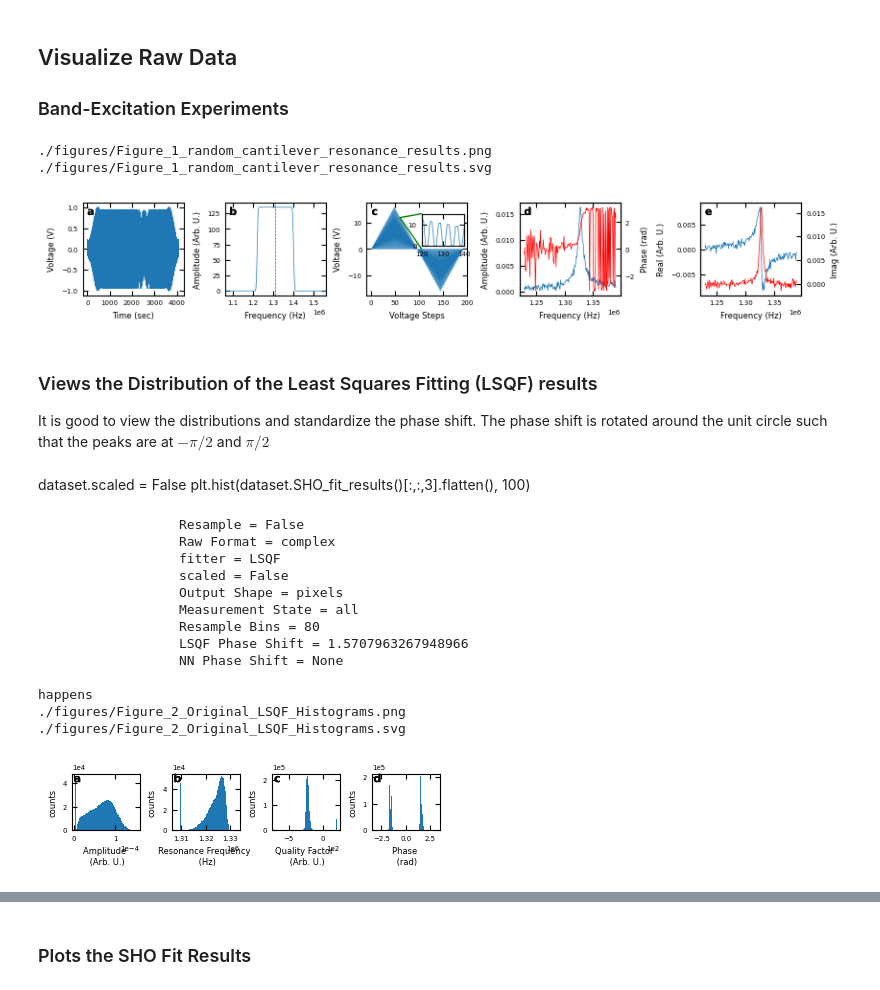
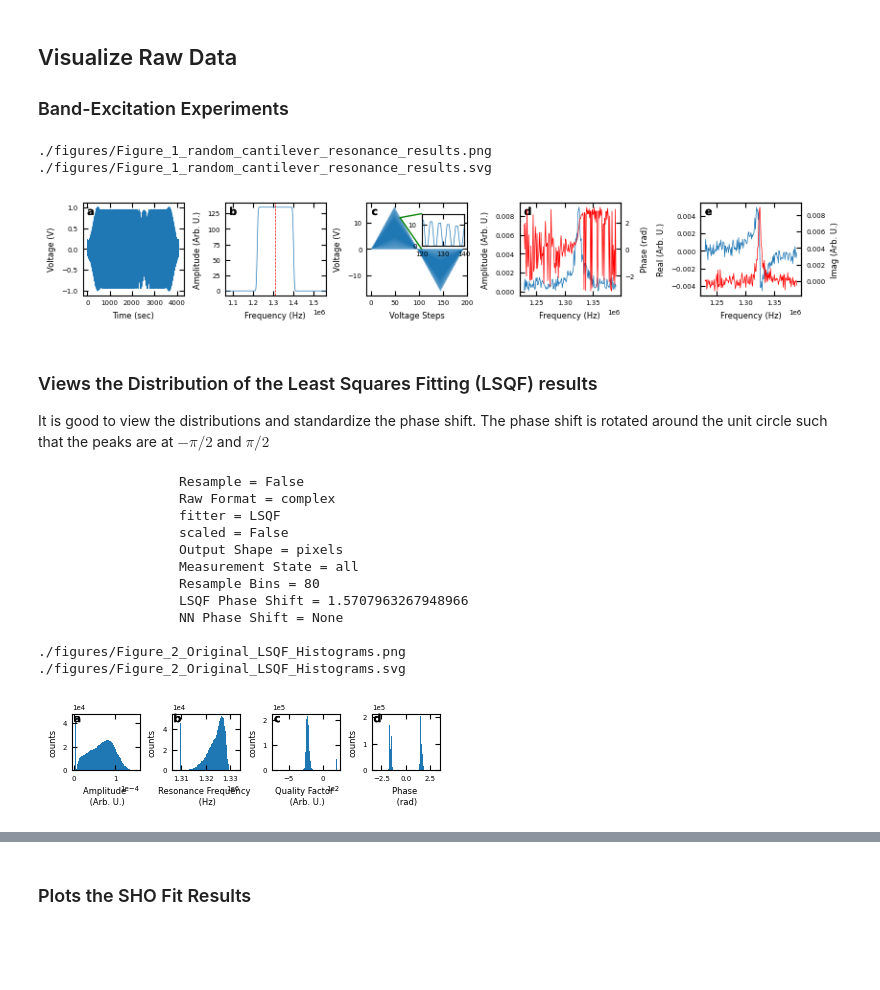
Before and after one commit to m3-learning/m3_learning_old, a Jupyter notebook: m3_learning/papers/2023_Rapid_Fitting/1_SHO_Fitting.ipynb, the cells around one changed output, grey strips where cells are left out. Drawn from its saved outputs; the diff is of its cells as text; code cells hidden in the pictures; blank space fills up the shorter version.

Commit message:
update magnitude spectrum grapher

```diff
--- a/m3_learning/papers/2023_Rapid_Fitting/1_SHO_Fitting.ipynb
+++ b/m3_learning/papers/2023_Rapid_Fitting/1_SHO_Fitting.ipynb
@@ -290,6 +290,11 @@ class BE_Dataset:
             return h5_f["Measurement_000"].attrs["num_bins"]
 
     @property
+    def dc_voltage(self):
+        with h5py.File(self.dataset, "r+") as h5_f:
+            return h5_f["/Raw_Data-SHO_Fit_000/Spectroscopic_Values"][0, 1::2]
+
+    @property
     def num_pix(self):
         """Number of pixels in the data"""
         with h5py.File(self.dataset, "r+") as h5_f:
@@ -402,6 +407,8 @@ class BE_Dataset:
         with h5py.File(self.dataset, "r+") as h5_f:
             if pixel is not None and voltage_step is not None:
                 return h5_f['/Raw_Data-SHO_Fit_000/SHO_LSQF'][[pixel], :, :][:, [voltage_step], :]
+            elif pixel is not None:
+                return h5_f['/Raw_Data-SHO_Fit_000/SHO_LSQF'][[pixel], :, :]
             else:
                 return h5_f['/Raw_Data-SHO_Fit_000/SHO_LSQF'][:]
 
@@ -466,31 +473,31 @@ class BE_Dataset:
                 return h5_f[
                     "Measurement_000/Channel_000/raw_data_resampled"][:]
 
-    def measurement_state_pixel(self, pixel):
+    def measurement_state_pixel(self, voltage_step):
         """determines the pixel value based on the measurement state
 
         Args:
-            pixel (int): pixel position
+            voltage_step (int): voltage_step position
 
         Returns:
-            pixel (int): pixel value in the correct state
+            voltage_step (int): pixel value in the correct state
         """
-        if pixel is not None:
+        if voltage_step is not None:
 
             # changes the pixel to collect the value for the on or off state
             if self.measurement_state == 'on':
-                pixel = np.arange(0, self.voltage_steps)[1::2][pixel]
+                voltage_step = np.arange(0, self.voltage_steps)[1::2][voltage_step]
             elif self.measurement_state == 'off':
-                pixel = np.arange(0, self.voltage_steps)[::2][pixel]
+                voltage_step = np.arange(0, self.voltage_steps)[::2][voltage_step]
 
-        return pixel
+        return voltage_step
 
 
     def SHO_fit_results(self, pixel=None, voltage_step=None):
         """Fit results"""
         with h5py.File(self.dataset, "r+") as h5_f:
 
-            pixel = self.measurement_state_pixel(pixel)
+            voltage_step = self.measurement_state_pixel(voltage_step)
 
             data = eval(f"self.SHO_{self.fitter}(pixel, voltage_step)")
 
@@ -501,7 +508,8 @@ class BE_Dataset:
             if eval(f"self.{self.fitter}_phase_shift") is not None:
                 data[:, 3] = eval(f"self.shift_phase(data[:, 3], self.{self.fitter}_phase_shift)")
 
-            data.reshape(data_shape)
+
+            data = data.reshape(data_shape)
 
             # does not sample if just a pixel is returned
             if pixel is None or voltage_step is None:
@@ -853,24 +1032,23 @@ num_udvs_steps : 384
 # %%
 printer = Printer(basepath='./figures/')
 
-Viz(printer).raw_be(dataset)
+BE_viz = Viz(dataset, printer)
+
+BE_viz.raw_be(dataset)
 # %% [output]
 ./figures/Figure_1_random_cantilever_resonance_results.png
 ./figures/Figure_1_random_cantilever_resonance_results.svg
-[figure, old version]
+[figure, new version]
 # %% [markdown]
 ### Views the Distribution of the Least Squares Fitting (LSQF) results
 
 It is good to view the distributions and standardize the phase shift. The phase shift is rotated around the unit circle such that the peaks are at $-\pi/2$ and $\pi/2$
-# %% [markdown]
-dataset.scaled = False
-plt.hist(dataset.SHO_fit_results()[:,:,3].flatten(), 100)
 # %%
 dataset.LSQF_phase_shift = np.pi/2
 
 dataset.extraction_state
 
-Viz(printer).SHO_hist(dataset.SHO_fit_results(),
+BE_viz.SHO_hist(dataset.SHO_fit_results(),
                       filename="Figure_2_Original_LSQF_Histograms")
 # %% [output]
                   Resample = False
@@ -883,7 +1061,6 @@ Viz(printer).SHO_hist(dataset.SHO_fit_results(),
                   LSQF Phase Shift = 1.5707963267948966
                   NN Phase Shift = None
 
-happens
 ./figures/Figure_2_Original_LSQF_Histograms.png
 ./figures/Figure_2_Original_LSQF_Histograms.svg
 [figure]
```
Also changed, not shown: parts of 19 cells of this notebook, 6 other files.
